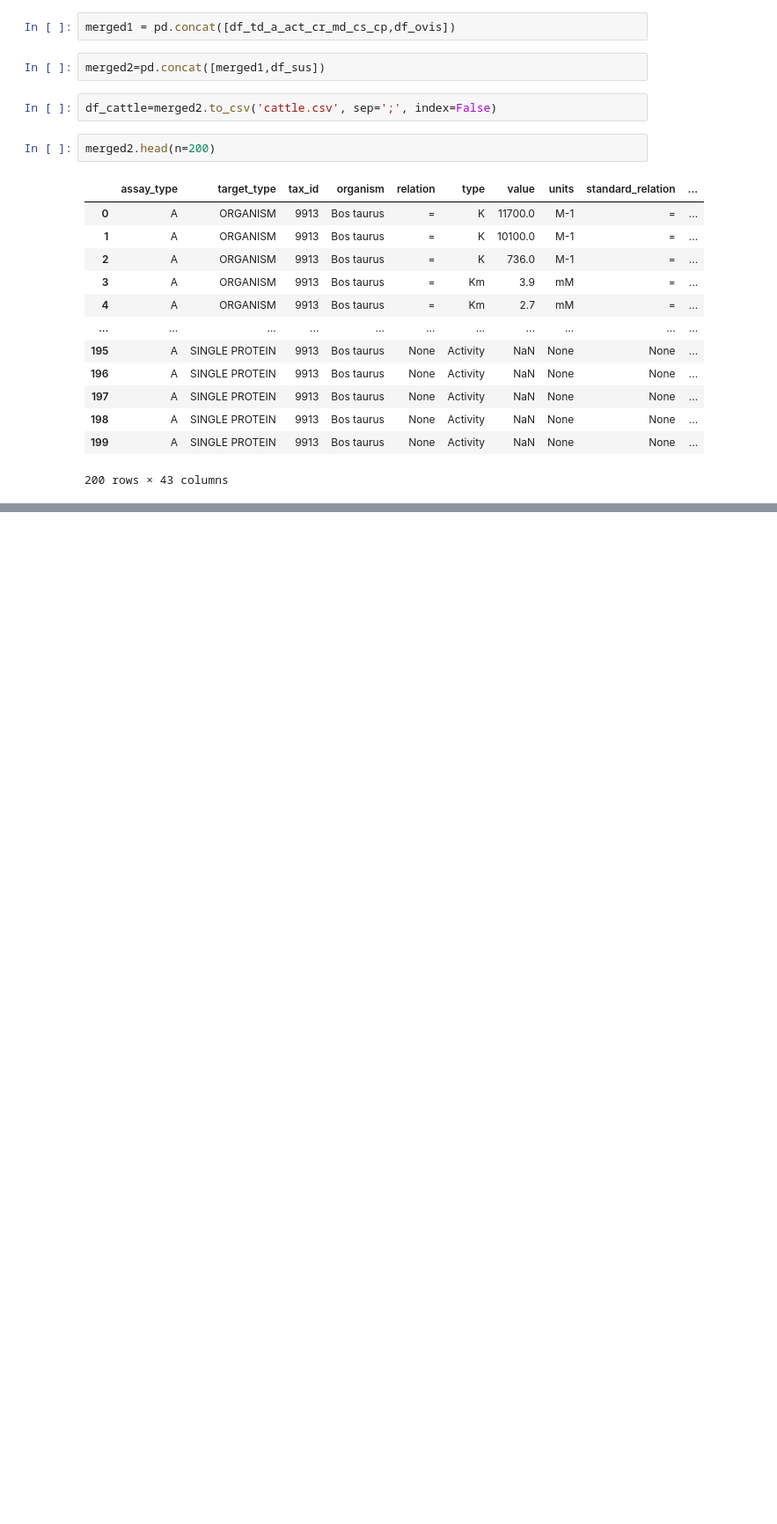
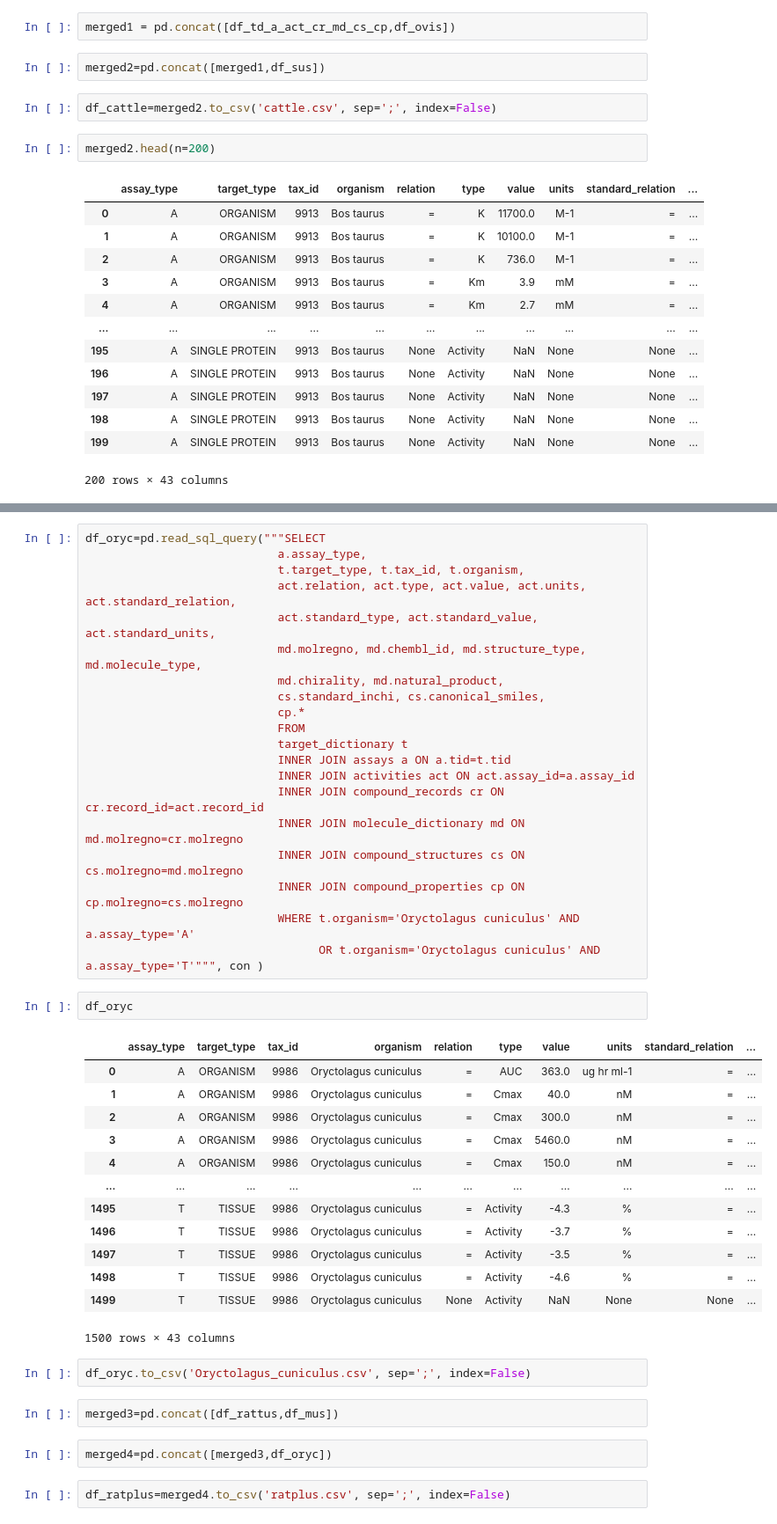
Before and after one commit to Cargill-Capstone2021/ADME-modeling-for-Cargill, a Jupyter notebook: working/CHEMBL_db.ipynb, the cells around one changed output, grey strips where cells are left out. Shown at 88% size. Cells and saved outputs as stored; diff of their text form; blank space fills up the shorter version.

```diff
--- a/working/CHEMBL_db.ipynb
+++ b/working/CHEMBL_db.ipynb
@@ -494,0 +603,44 @@ merged2.head(n=200)
+# %%
+df_oryc=pd.read_sql_query("""SELECT
+                            a.assay_type,
+                            t.target_type, t.tax_id, t.organism,
+                            act.relation, act.type, act.value, act.units, act.standard_relation,
+                            act.standard_type, act.standard_value, act.standard_units,
+                            md.molregno, md.chembl_id, md.structure_type, md.molecule_type,
+                            md.chirality, md.natural_product,
+                            cs.standard_inchi, cs.canonical_smiles,
+                            cp.*
+                            FROM
+                            target_dictionary t
+                            INNER JOIN assays a ON a.tid=t.tid
+                            INNER JOIN activities act ON act.assay_id=a.assay_id
+                            INNER JOIN compound_records cr ON cr.record_id=act.record_id
+                            INNER JOIN molecule_dictionary md ON md.molregno=cr.molregno
+                            INNER JOIN compound_structures cs ON cs.molregno=md.molregno
+                            INNER JOIN compound_properties cp ON cp.molregno=cs.molregno
+                            WHERE t.organism='Oryctolagus cuniculus' AND a.assay_type='A'
+                                  OR t.organism='Oryctolagus cuniculus' AND a.assay_type='T'""", con )
+# %%
+df_oryc
+# %% [output]
+|  | assay_type | target_type | tax_id | organism | relation | type | value | units | standard_relation | ... |
+| 0 | A | ORGANISM | 9986 | Oryctolagus cuniculus | = | AUC | 363.0 | ug hr ml-1 | = | ... |
+| 1 | A | ORGANISM | 9986 | Oryctolagus cuniculus | = | Cmax | 40.0 | nM | = | ... |
+| 2 | A | ORGANISM | 9986 | Oryctolagus cuniculus | = | Cmax | 300.0 | nM | = | ... |
+| 3 | A | ORGANISM | 9986 | Oryctolagus cuniculus | = | Cmax | 5460.0 | nM | = | ... |
+| 4 | A | ORGANISM | 9986 | Oryctolagus cuniculus | = | Cmax | 150.0 | nM | = | ... |
+| ... | ... | ... | ... | ... | ... | ... | ... | ... | ... | ... |
+| 1495 | T | TISSUE | 9986 | Oryctolagus cuniculus | = | Activity | -4.3 | % | = | ... |
+| 1496 | T | TISSUE | 9986 | Oryctolagus cuniculus | = | Activity | -3.7 | % | = | ... |
+| 1497 | T | TISSUE | 9986 | Oryctolagus cuniculus | = | Activity | -3.5 | % | = | ... |
+| 1498 | T | TISSUE | 9986 | Oryctolagus cuniculus | = | Activity | -4.6 | % | = | ... |
+| 1499 | T | TISSUE | 9986 | Oryctolagus cuniculus | None | Activity | NaN | None | None | ... |
+1500 rows × 43 columns
+# %%
+df_oryc.to_csv('Oryctolagus_cuniculus.csv', sep=';', index=False)
+# %%
+merged3=pd.concat([df_rattus,df_mus])
+# %%
+merged4=pd.concat([merged3,df_oryc])
+# %%
+df_ratplus=merged4.to_csv('ratplus.csv', sep=';', index=False)
```
Also changed, not shown: parts of 11 cells of this notebook.
